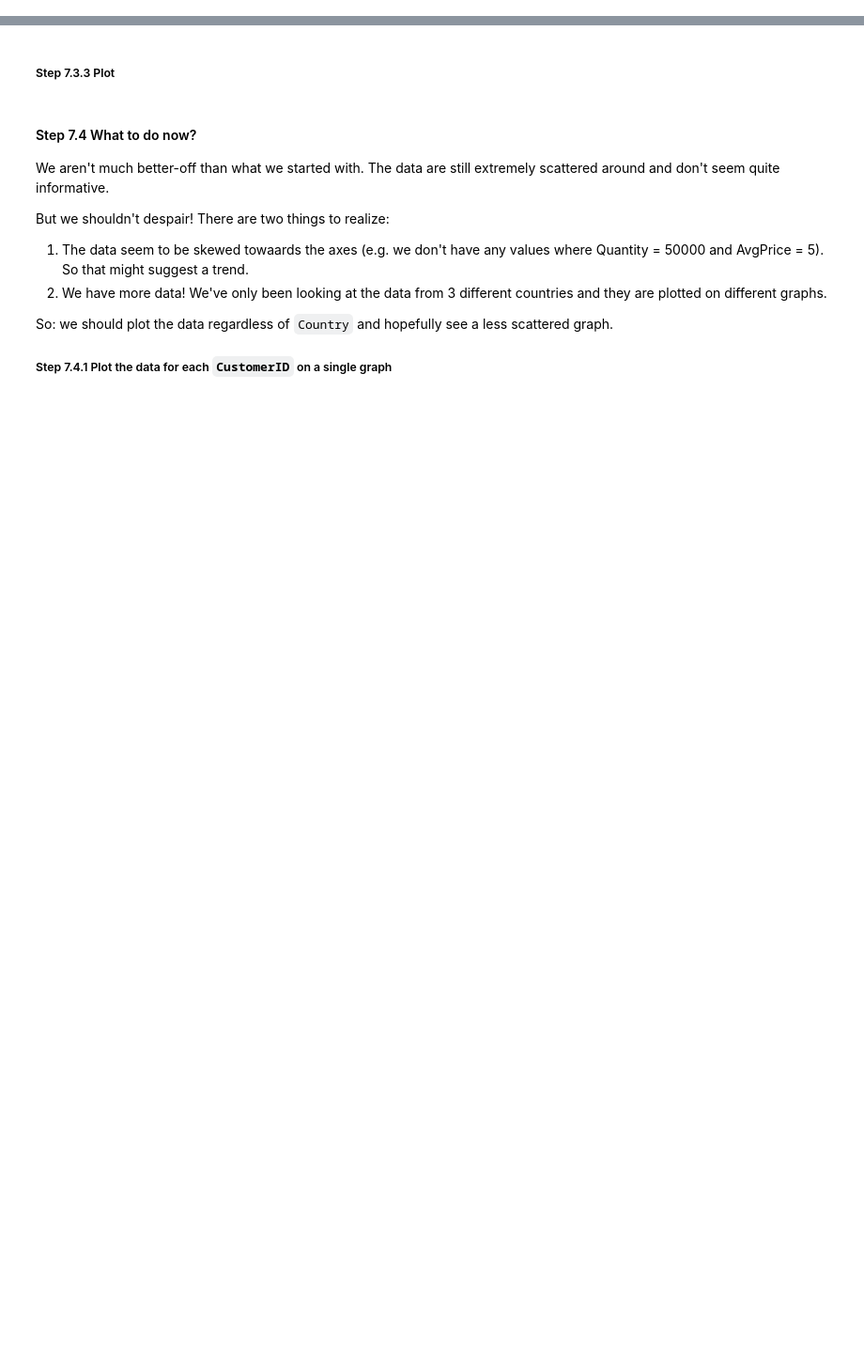
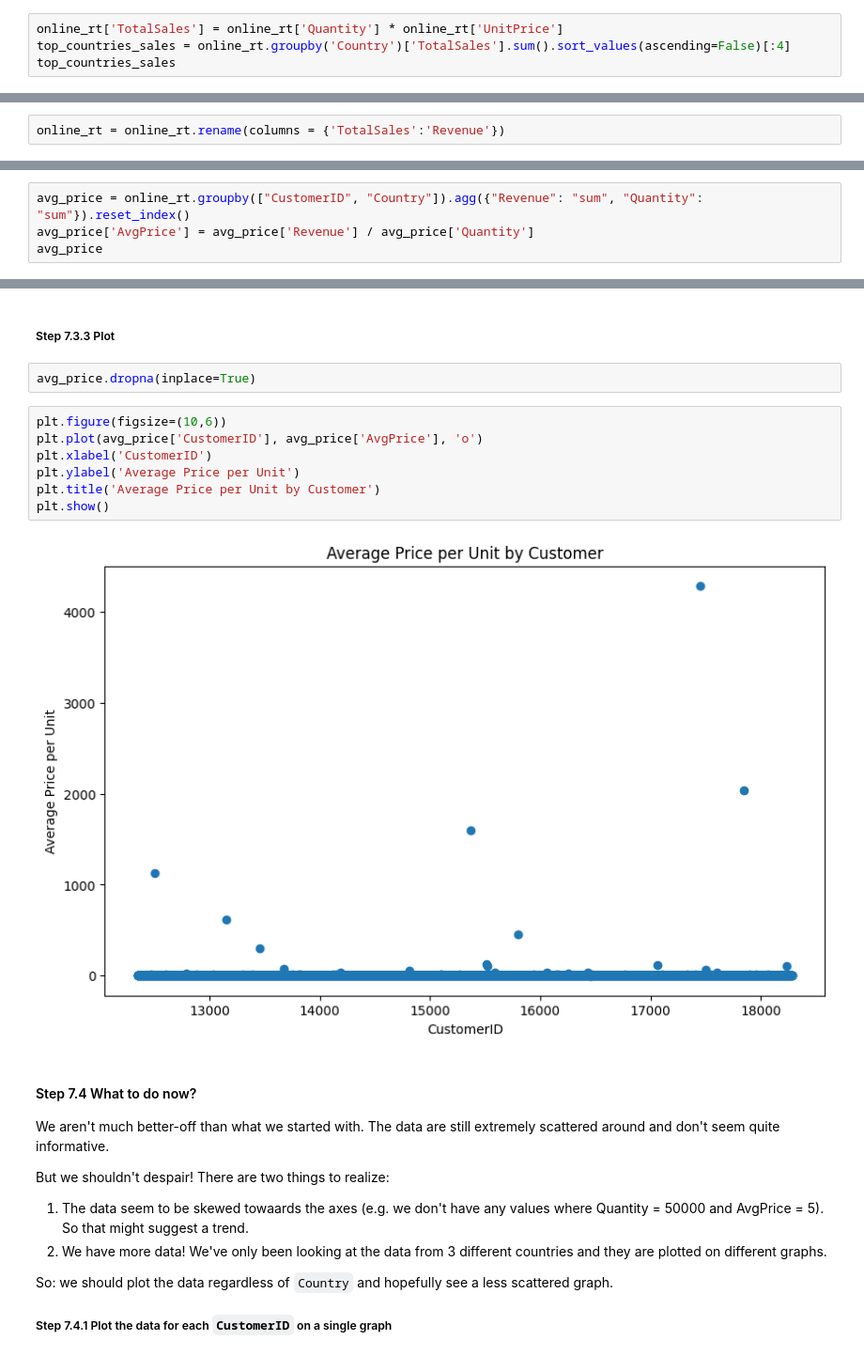
Before and after one commit to TranAnh35/CodeForAI, a Jupyter notebook: 07_Visualization/Online_Retails.ipynb, the cells around one changed output, grey strips where cells are left out. Shown: that part at 94% size. Saved outputs shown, nothing was run; the diff lists cells and outputs as text; blank space fills up the shorter version.

```diff
--- a/07_Visualization/Online_Retails.ipynb
+++ b/07_Visualization/Online_Retails.ipynb
@@ -161,3 +178,7 @@ Total sales volume (i.e. total quantity sold) or total sales (i.e. revenue).
 This exercise goes for sales volume, so let's stick to that.
 
 ##### Step 7.2.1 Find out the top 3 countries in terms of sales volume.
+# %%
+online_rt['TotalSales'] = online_rt['Quantity'] * online_rt['UnitPrice']
+top_countries_sales = online_rt.groupby('Country')['TotalSales'].sum().sort_values(ascending=False)[:4]
+top_countries_sales
@@ -177,5 +205,11 @@ We need to unpack that.
 #### Step 7.3 Modify, select and plot data
 ##### Step 7.3.1 Add a column to online_rt called `Revenue` calculate the revenue (Quantity * UnitPrice) from each sale.
 We will use this later to figure out an average price per customer.
+# %%
+online_rt = online_rt.rename(columns = {'TotalSales':'Revenue'})
 # %% [markdown]
 ##### Step 7.3.2 Group by `CustomerID` and `Country` and find out the average price (`AvgPrice`) each customer spends per unit.
+# %%
+avg_price = online_rt.groupby(["CustomerID", "Country"]).agg({"Revenue": "sum", "Quantity": "sum"}).reset_index()
+avg_price['AvgPrice'] = avg_price['Revenue'] / avg_price['Quantity']
+avg_price
@@ -182,5 +230,16 @@ We will use this later to figure out an average price per customer.
 # %% [markdown]
 ##### Step 7.3.3 Plot
+# %%
+avg_price.dropna(inplace=True)
+# %%
+plt.figure(figsize=(10,6))
+plt.plot(avg_price['CustomerID'], avg_price['AvgPrice'], 'o')
+plt.xlabel('CustomerID')
+plt.ylabel('Average Price per Unit')
+plt.title('Average Price per Unit by Customer')
+plt.show()
+# %% [output]
+[figure, added]
 # %% [markdown]
 #### Step 7.4 What to do now?
 We aren't much better-off than what we started with. The data are still extremely scattered around and don't seem quite informative.
```
Also changed, not shown: parts of 12 cells of this notebook, 1 other file.
